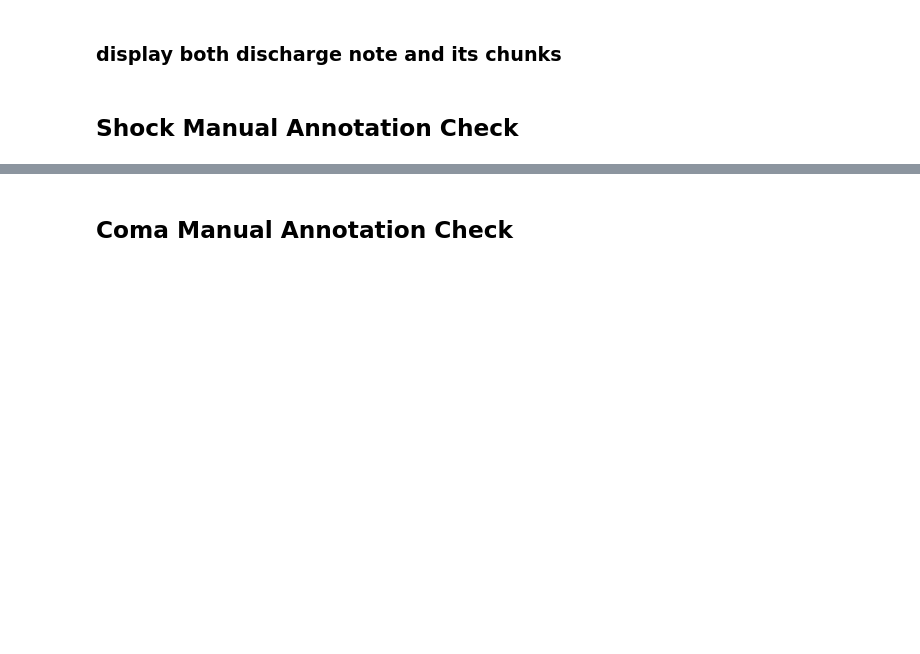
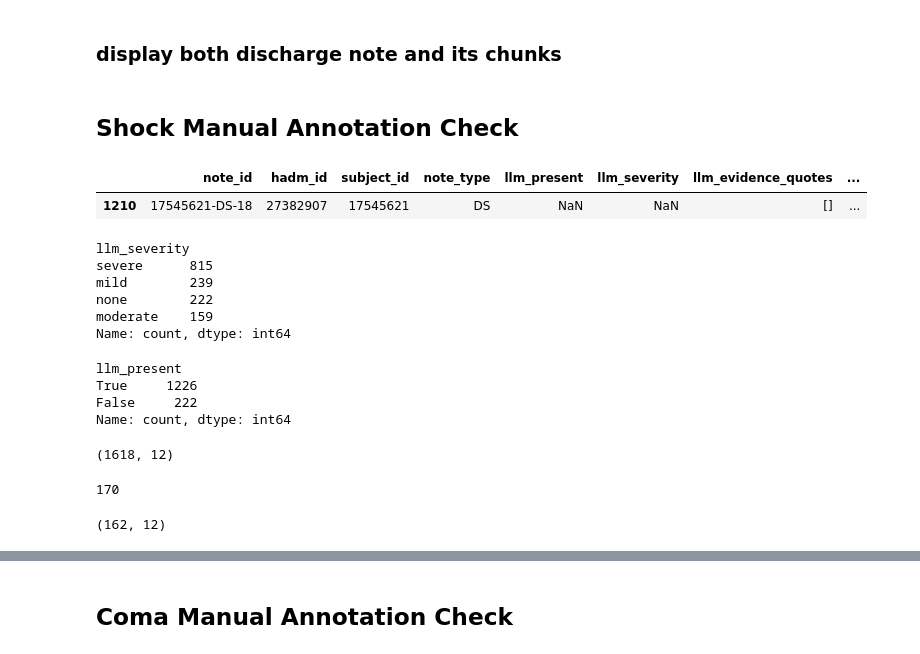
Before and after one commit to cagandeliktas/Master-thesis-Cagan, a Jupyter notebook: LLM Feature Extraction/Result Analysis/manual_annotation_sample_selection.ipynb, the cells around one changed output, grey strips where cells are left out. Cells and saved outputs as stored; diff of their text form; code cells hidden in the pictures; blank space fills up the shorter version.

Commit message:
new prompt shock

```diff
--- a/LLM Feature Extraction/Result Analysis/manual_annotation_sample_selection.ipynb
+++ b/LLM Feature Extraction/Result Analysis/manual_annotation_sample_selection.ipynb
@@ -59,6 +59,39 @@ note_id = "16906282-DS-22"
 # %% [markdown]
 ## Shock Manual Annotation Check
 # %%
-path_result = "../outputs/shock_extraction_results_2026-04-02_16-36-31.csv"
-path_result_chunk = "../outputs/shock_extraction_results_chunks_2026-04-02_16-36-31.csv"
+path_result = "../outputs/shock_extraction_results_2026-04-10_21-57-35.csv" #"../outputs/shock_extraction_results_2026-04-02_16-36-31.csv"
+path_result_chunk = "../outputs/shock_extraction_results_chunks_2026-04-10_21-57-35.csv" #"../outputs/shock_extraction_results_chunks_2026-04-02_16-36-31.csv"
 df = pd.read_csv(path_result)
+# %%
+df.loc[df.note_id == '17545621-DS-18', :]
+# %% [output]
+|  | note_id | hadm_id | subject_id | note_type | llm_present | llm_severity | llm_evidence_quotes | ... |
+| 1210 | 17545621-DS-18 | 27382907 | 17545621 | DS | NaN | NaN | [] | ... |
+# %%
+df.llm_severity.value_counts()
+# %% [output]
+llm_severity
+severe      815
+mild        239
+none        222
+moderate    159
+Name: count, dtype: int64
+# %%
+df.llm_present.value_counts()
+# %% [output]
+llm_present
+True     1226
+False     222
+Name: count, dtype: int64
+# %%
+df.shape
+# %% [output]
+(1618, 12)
+# %%
+df.llm_present.isna().sum()
+# %% [output]
+170
+# %%
+df.loc[df.n_chunks==0, :].shape
+# %% [output]
+(162, 12)
```
Also changed, not shown: parts of 11 cells of this notebook, 8 other files.
